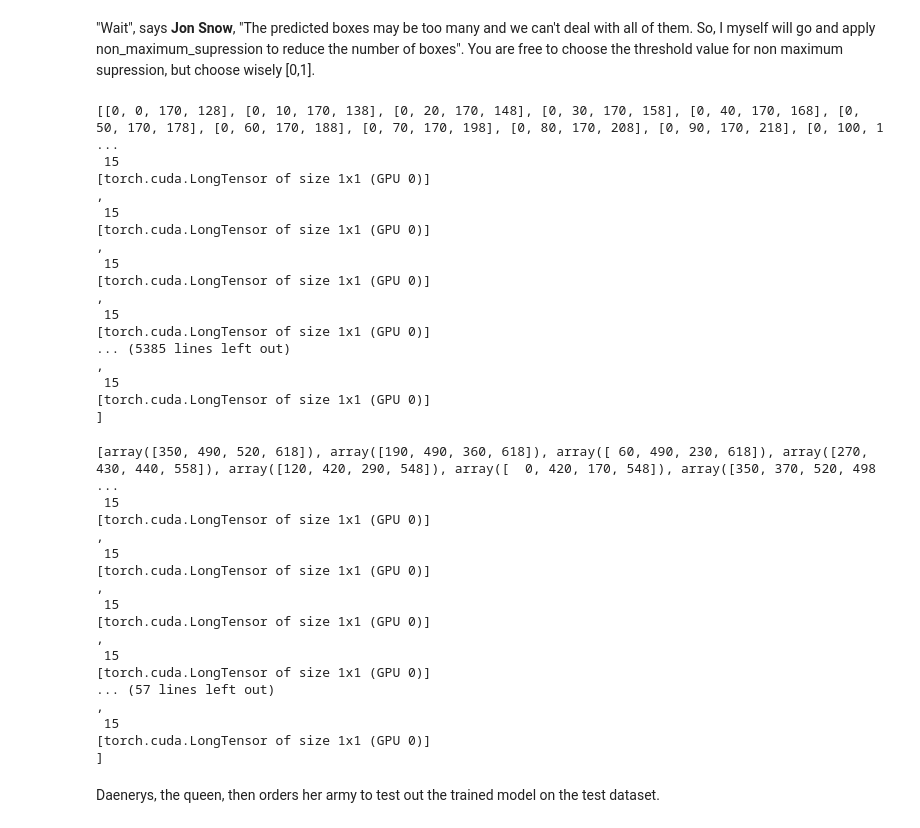
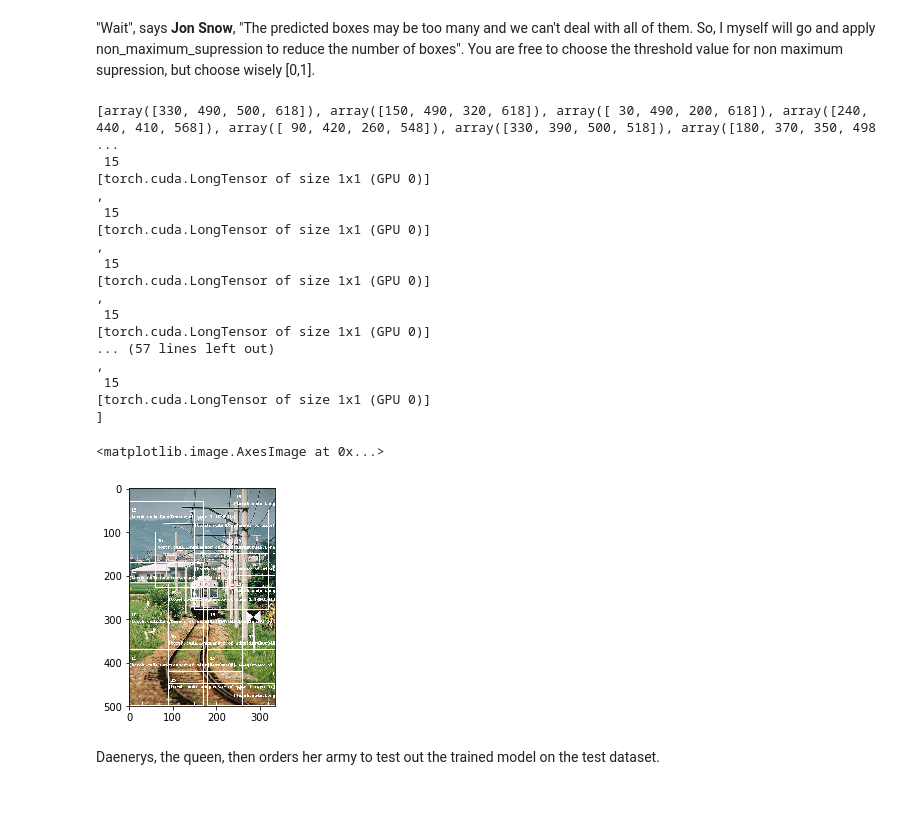
Before and after one commit to deepakgangwar/CS698O, a Jupyter notebook: Assignments/Assignment2/assignment_2.ipynb, the cells around one changed output. Drawn from its saved outputs; the diff is of its cells as text; code cells hidden in the pictures; blank space fills up the shorter version.

```diff
--- a/Assignments/Assignment2/assignment_2.ipynb
+++ b/Assignments/Assignment2/assignment_2.ipynb
@@ -421,48 +447,37 @@ def aegon_targaryen_non_maximum_supression(boxes,labels,threshold = 0.3):
 #     return boxes[pick].astype("int") , labels[pick]
     return nms_boxes , nms_labels
 # %%
-image = PIL.Image.open('/home/deepak/CS698O/Assignments/Assignment2/test/VOCdevkit/VOC2007/JPEGImages/000001.jpg')
+image = PIL.Image.open('/home/deepak/CS698O/Assignments/Assignment2/test/VOCdevkit/VOC2007/JPEGImages/000002.jpg')
 windows,labels = theon_sliding_window(image,1.33,128,10)
-print (windows,labels)
+# print (windows,labels)
-# %% [output]
-[[0, 0, 170, 128], [0, 10, 170, 138], [0, 20, 170, 148], [0, 30, 170, 158], [0, 40, 170, 168], [0, 50, 170, 178], [0, 60, 170, 188], [0, 70, 170, 198], [0, 80, 170, 208], [0, 90, 170, 218], [0, 100, 1 ...
- 15
-[torch.cuda.LongTensor of size 1x1 (GPU 0)]
-,
- 15
-[torch.cuda.LongTensor of size 1x1 (GPU 0)]
-,
- 15
-[torch.cuda.LongTensor of size 1x1 (GPU 0)]
-,
- 15
-[torch.cuda.LongTensor of size 1x1 (GPU 0)]
-... (5385 lines left out)
-,
- 15
-[torch.cuda.LongTensor of size 1x1 (GPU 0)]
-]
-# %%
-windows, labels = aegon_targaryen_non_maximum_supression(windows,labels,0.3)
-print (windows,labels)
-# %% [output]
-[array([350, 490, 520, 618]), array([190, 490, 360, 618]), array([ 60, 490, 230, 618]), array([270, 430, 440, 558]), array([120, 420, 290, 548]), array([  0, 420, 170, 548]), array([350, 370, 520, 498 ...
- 15
-[torch.cuda.LongTensor of size 1x1 (GPU 0)]
-,
- 15
-[torch.cuda.LongTensor of size 1x1 (GPU 0)]
-,
- 15
-[torch.cuda.LongTensor of size 1x1 (GPU 0)]
-,
- 15
-[torch.cuda.LongTensor of size 1x1 (GPU 0)]
-... (57 lines left out)
-,
- 15
-[torch.cuda.LongTensor of size 1x1 (GPU 0)]
-]
+# %%
+windows, labels = aegon_targaryen_non_maximum_supression(windows,labels,0.3)
+print (windows,labels)
+draw = ImageDraw.Draw(image)
+for i, box in enumerate(windows):
+    draw.rectangle(((box[0], box[1]), (box[2], box[3])))
+    draw.text((box[0], box[1]), str(labels[i][0]), (255,255,255))
+plt.imshow(np.array(image))
+# %% [output]
+[array([330, 490, 500, 618]), array([150, 490, 320, 618]), array([ 30, 490, 200, 618]), array([240, 440, 410, 568]), array([ 90, 420, 260, 548]), array([330, 390, 500, 518]), array([180, 370, 350, 498 ...
+ 15
+[torch.cuda.LongTensor of size 1x1 (GPU 0)]
+,
+ 15
+[torch.cuda.LongTensor of size 1x1 (GPU 0)]
+,
+ 15
+[torch.cuda.LongTensor of size 1x1 (GPU 0)]
+,
+ 15
+[torch.cuda.LongTensor of size 1x1 (GPU 0)]
+... (57 lines left out)
+,
+ 15
+[torch.cuda.LongTensor of size 1x1 (GPU 0)]
+]
+<matplotlib.image.AxesImage at 0x...>
+[figure, added]
 # %% [markdown]
 Daenerys, the queen, then orders her army to test out the trained model on the test dataset.
 # %%
```
Also changed, not shown: parts of 7 cells of this notebook, 1 other file.
